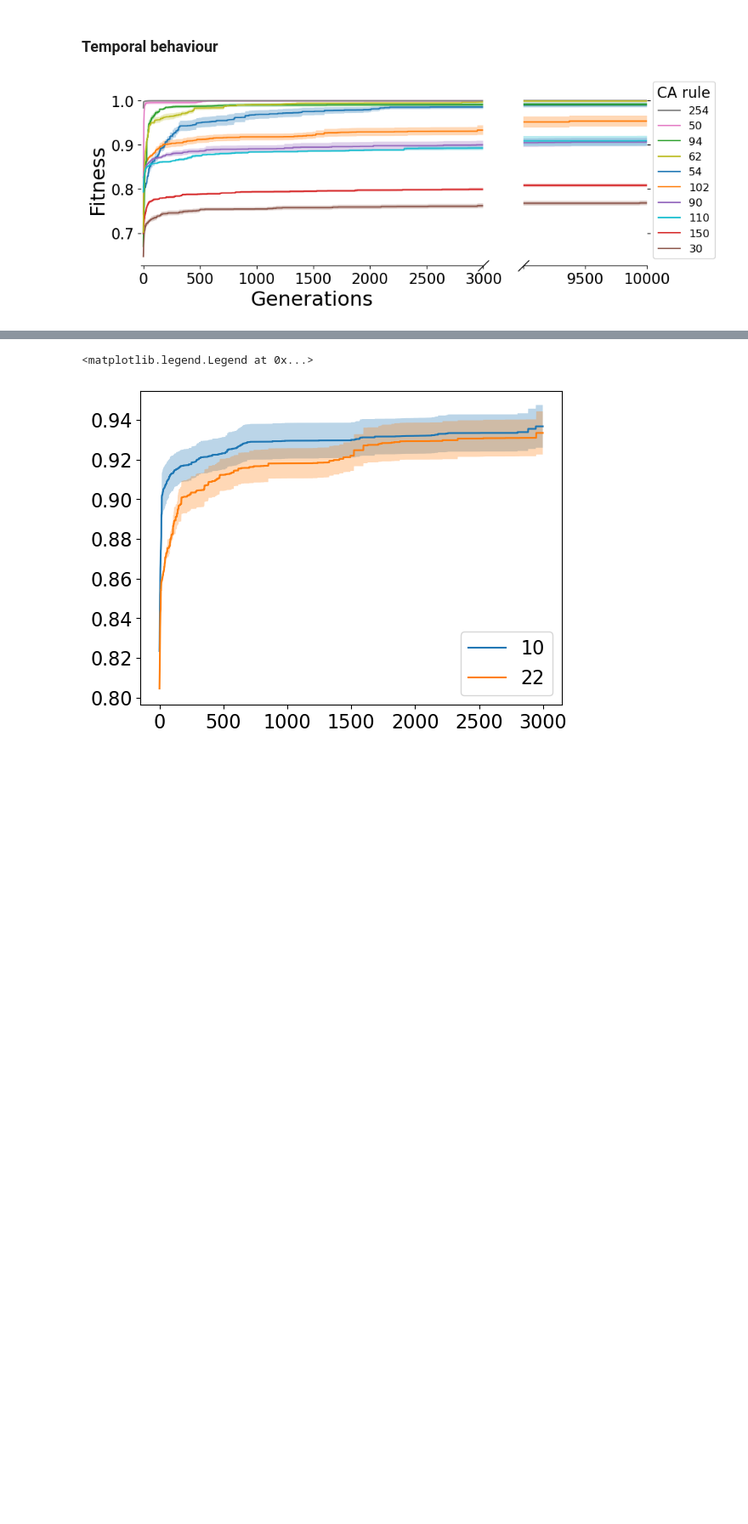
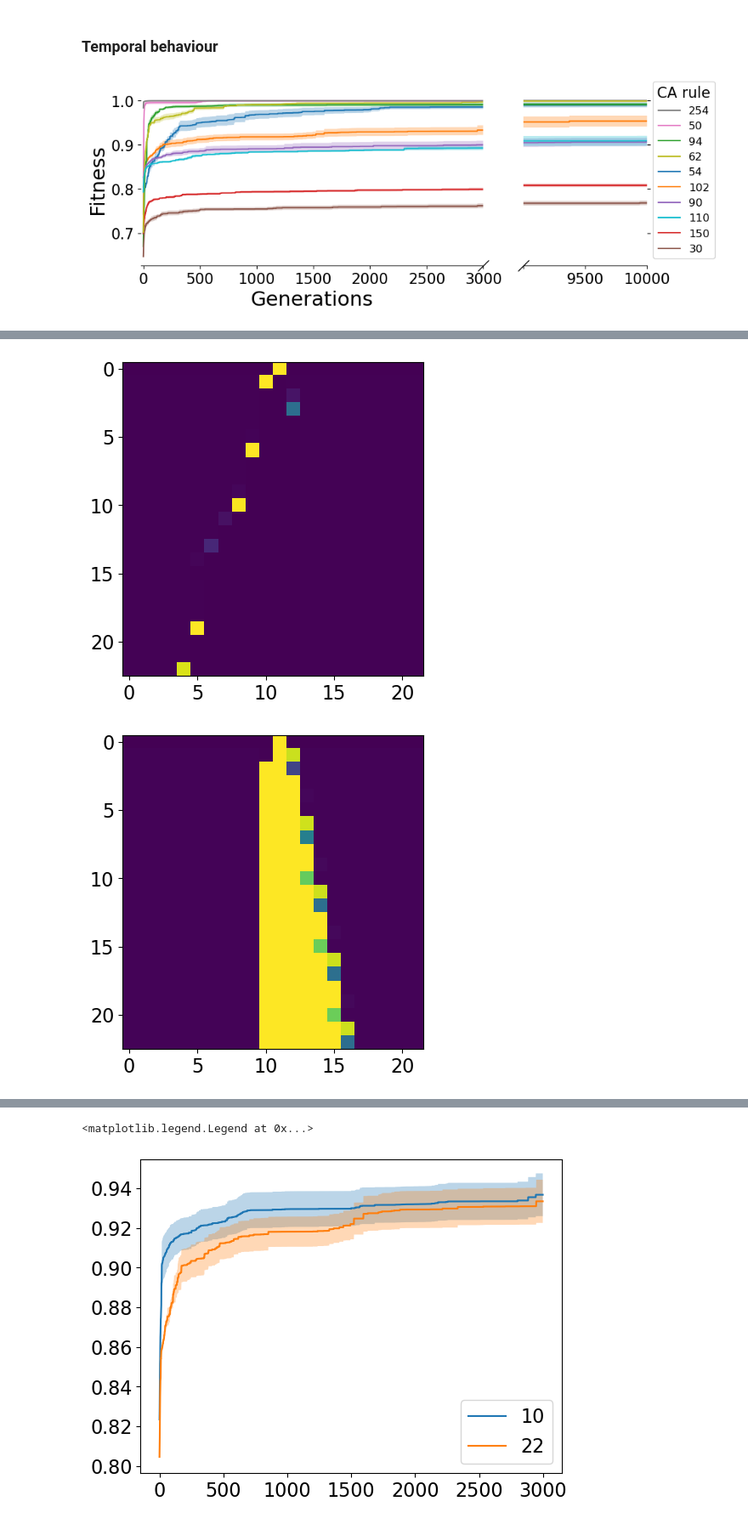
Before and after one commit to Cpetak/CA_GRN2, a Jupyter notebook: A2.ipynb, the cells around one changed output, grey strips where cells are left out. Shown at 85% size. Drawn from its saved outputs; the diff is of its cells as text; code cells hidden in the pictures; blank space fills up the shorter version.

```diff
--- a/A2.ipynb
+++ b/A2.ipynb
@@ -330,0 +395,7 @@ max_fits[1]
+# %%
+for i in p:
+    plt.imshow(i)
+    plt.show()
+# %% [output]
+[figure, added]
+[figure, added]
```
Also changed, not shown: parts of 9 cells of this notebook, 2 other files.
